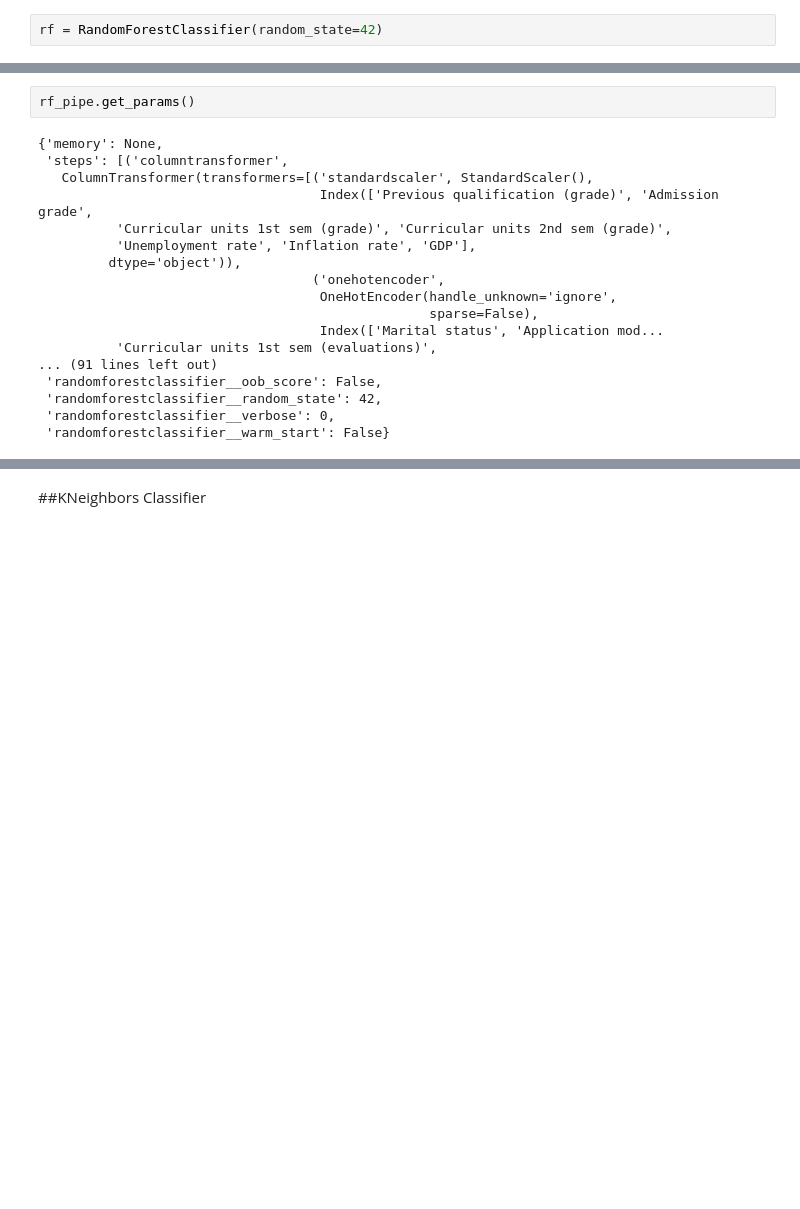
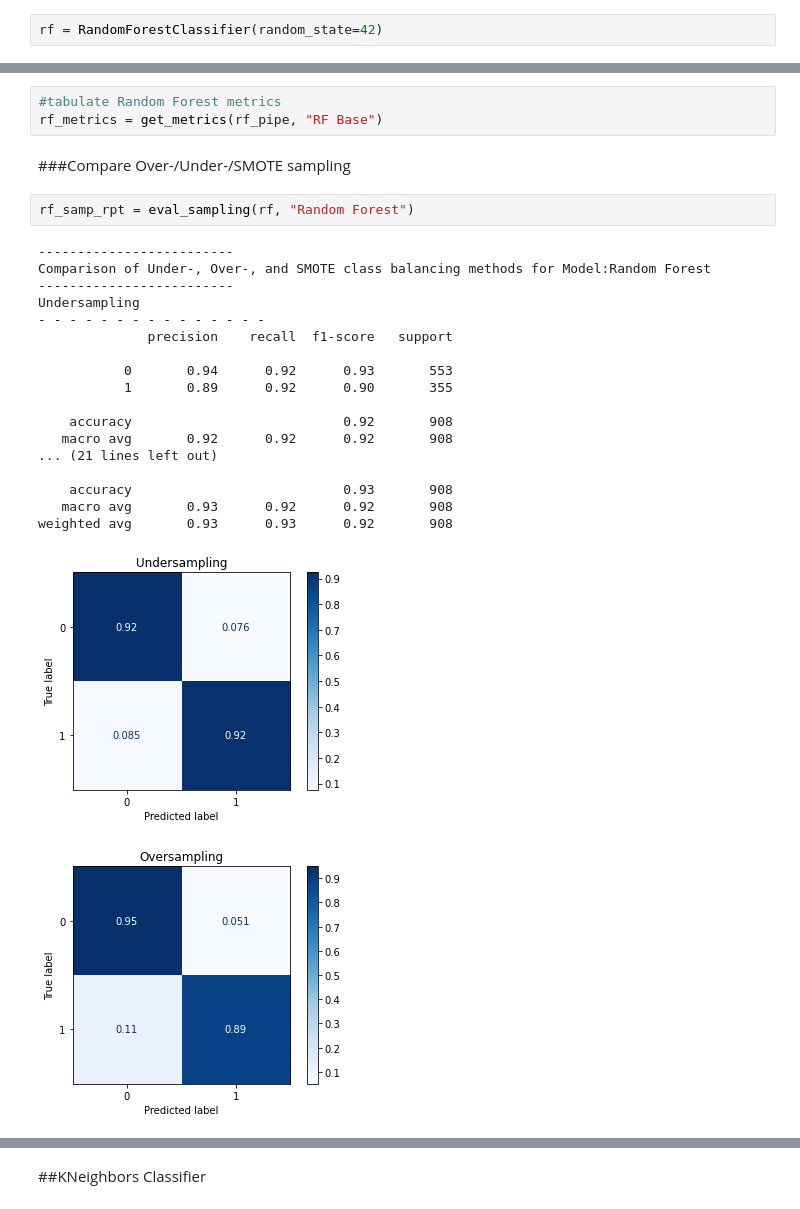
Before and after one commit to jonmessier/Project-2, a Jupyter notebook: Project_2_Part_4_Student_Dropout_Rate.ipynb, the cells around one changed output, grey strips where cells are left out. Drawn from its saved outputs; the diff is of its cells as text; blank space fills up the shorter version.

```diff
--- a/Project_2_Part_4_Student_Dropout_Rate.ipynb
+++ b/Project_2_Part_4_Student_Dropout_Rate.ipynb
@@ -895,20 +967,27 @@ Text(0.5, 1.0, 'Random Forest Classifier [No Tuning]')
-# %%
-rf_pipe.get_params()
-# %% [output]
-{'memory': None,
- 'steps': [('columntransformer',
-   ColumnTransformer(transformers=[('standardscaler', StandardScaler(),
-                                    Index(['Previous qualification (grade)', 'Admission grade',
-          'Curricular units 1st sem (grade)', 'Curricular units 2nd sem (grade)',
-          'Unemployment rate', 'Inflation rate', 'GDP'],
-         dtype='object')),
-                                   ('onehotencoder',
-                                    OneHotEncoder(handle_unknown='ignore',
-                                                  sparse=False),
-                                    Index(['Marital status', 'Application mod...
-          'Curricular units 1st sem (evaluations)',
-... (91 lines left out)
- 'randomforestclassifier__oob_score': False,
- 'randomforestclassifier__random_state': 42,
- 'randomforestclassifier__verbose': 0,
- 'randomforestclassifier__warm_start': False}
+# %%
+#tabulate Random Forest metrics
+rf_metrics = get_metrics(rf_pipe, "RF Base")
+# %% [markdown]
+###Compare Over-/Under-/SMOTE sampling
+# %%
+rf_samp_rpt = eval_sampling(rf, "Random Forest")
+# %% [output]
+-------------------------
+Comparison of Under-, Over-, and SMOTE class balancing methods for Model:Random Forest
+-------------------------
+Undersampling
+- - - - - - - - - - - - - - -
+              precision    recall  f1-score   support
+
+           0       0.94      0.92      0.93       553
+           1       0.89      0.92      0.90       355
+
+    accuracy                           0.92       908
+   macro avg       0.92      0.92      0.92       908
+... (21 lines left out)
+
+    accuracy                           0.93       908
+   macro avg       0.93      0.92      0.92       908
+weighted avg       0.93      0.93      0.92       908
+[figure, added]
+[figure, added]
```
Also changed, not shown: parts of 96 cells of this notebook.
